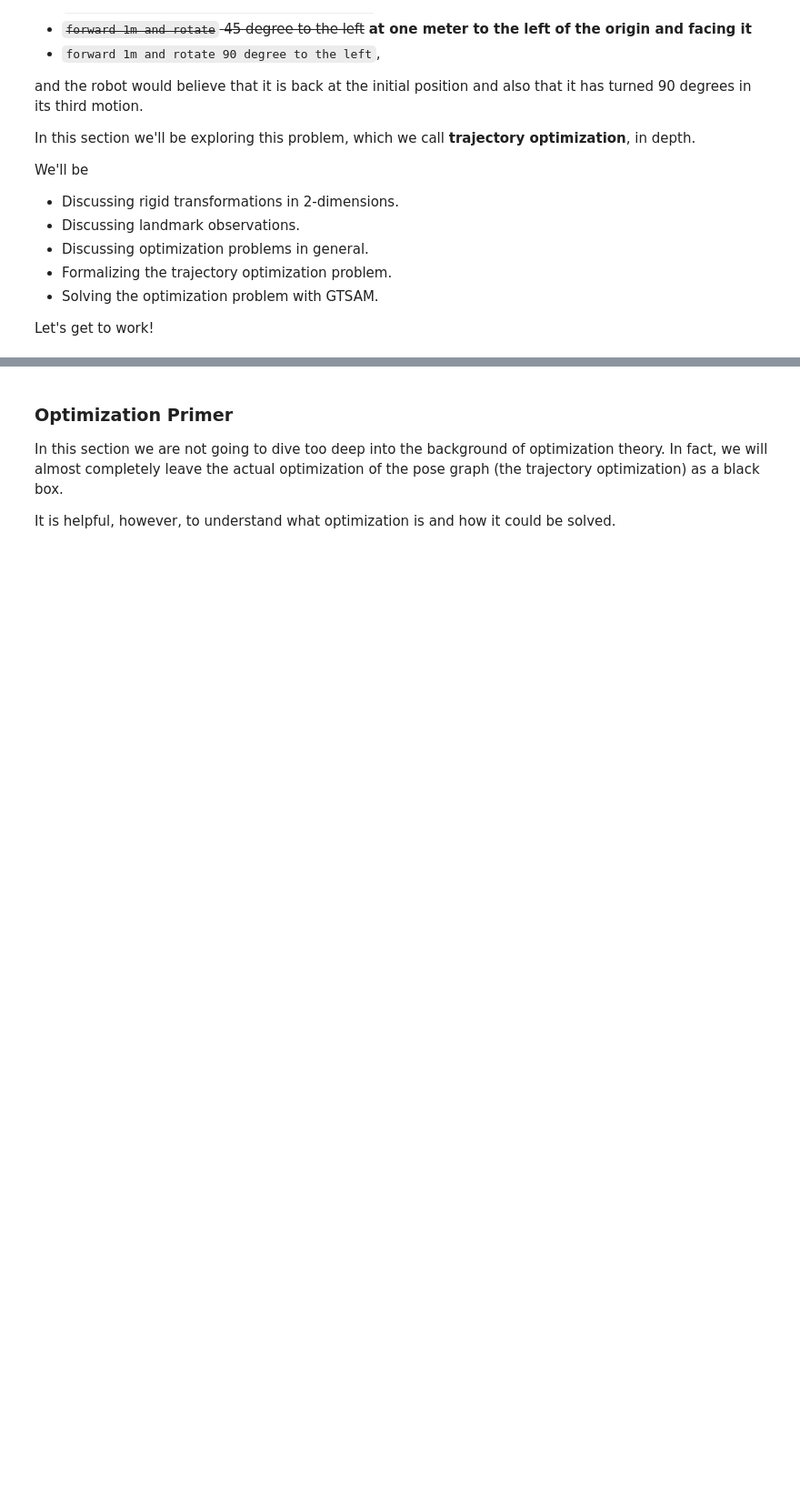
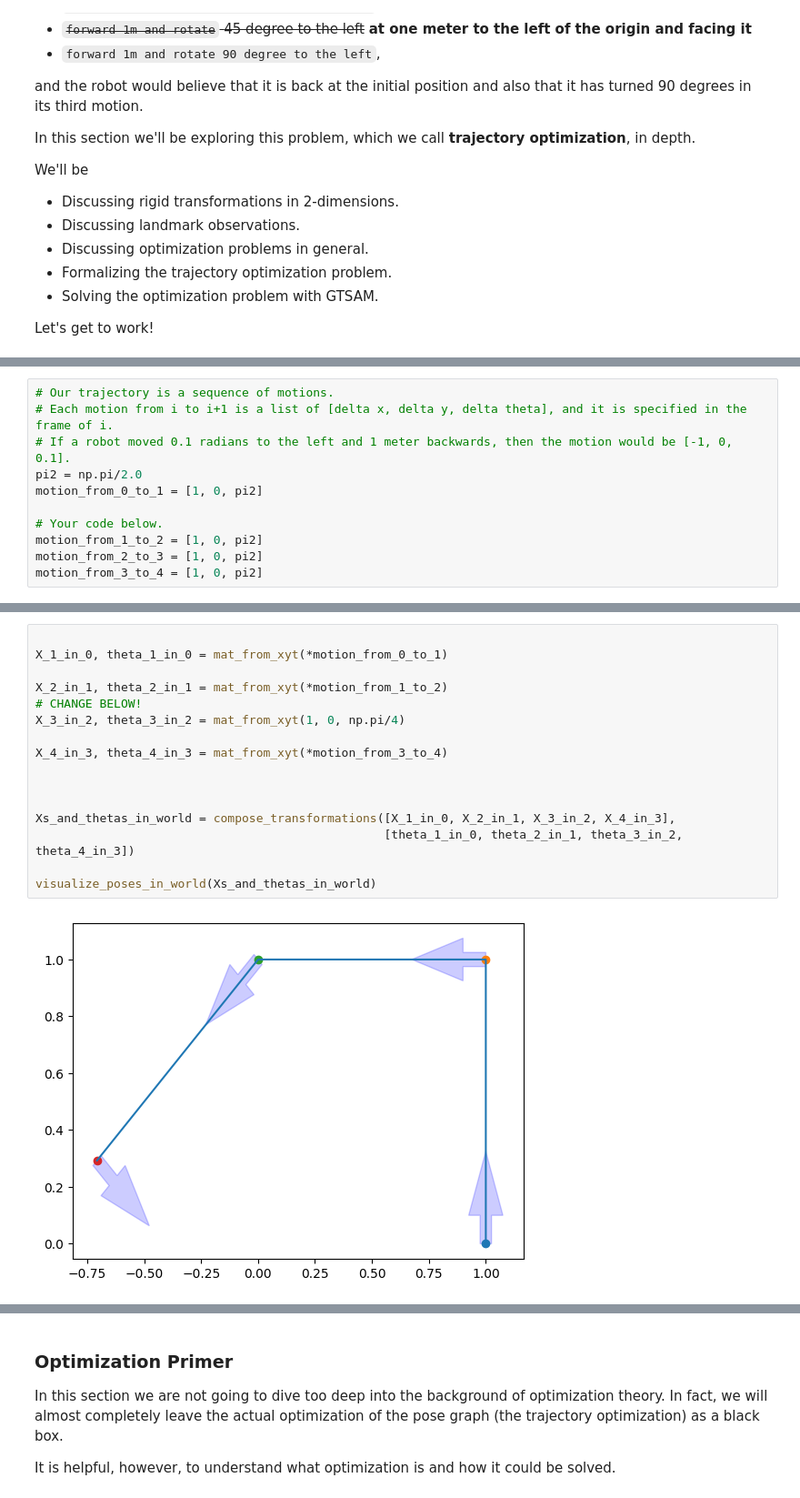
Before and after one commit to yoraish/brief_robotics, a Jupyter notebook: src/trajectory_optimization/trajectory_optimization.ipynb, the cells around one changed output, grey strips where cells are left out. Shown at 91% size. Saved outputs shown, nothing was run; the diff lists cells and outputs as text; blank space fills up the shorter version.

```diff
--- a/src/trajectory_optimization/trajectory_optimization.ipynb
+++ b/src/trajectory_optimization/trajectory_optimization.ipynb
@@ -226,0 +216,11 @@ Relating pose estimates via landmark observations (loop closures)
+# %%
+# Our trajectory is a sequence of motions.
+# Each motion from i to i+1 is a list of [delta x, delta y, delta theta], and it is specified in the frame of i.
+# If a robot moved 0.1 radians to the left and 1 meter backwards, then the motion would be [-1, 0, 0.1].
+pi2 = np.pi/2.0
+motion_from_0_to_1 = [1, 0, pi2]
+
+# Your code below.
+motion_from_1_to_2 = [1, 0, pi2]
+motion_from_2_to_3 = [1, 0, pi2]
+motion_from_3_to_4 = [1, 0, pi2]
@@ -226,0 +362,18 @@ Relating pose estimates via landmark observations (loop closures)
+# %%
+
+X_1_in_0, theta_1_in_0 = mat_from_xyt(*motion_from_0_to_1)
+
+X_2_in_1, theta_2_in_1 = mat_from_xyt(*motion_from_1_to_2)
+# CHANGE BELOW!
+X_3_in_2, theta_3_in_2 = mat_from_xyt(1, 0, np.pi/4)
+
+X_4_in_3, theta_4_in_3 = mat_from_xyt(*motion_from_3_to_4)
+
+
+
+Xs_and_thetas_in_world = compose_transformations([X_1_in_0, X_2_in_1, X_3_in_2, X_4_in_3],
+                                                 [theta_1_in_0, theta_2_in_1, theta_3_in_2, theta_4_in_3])
+
+visualize_poses_in_world(Xs_and_thetas_in_world)
+# %% [output]
+[figure, added]
```
Also changed, not shown: parts of 35 cells of this notebook, 1 other file.
